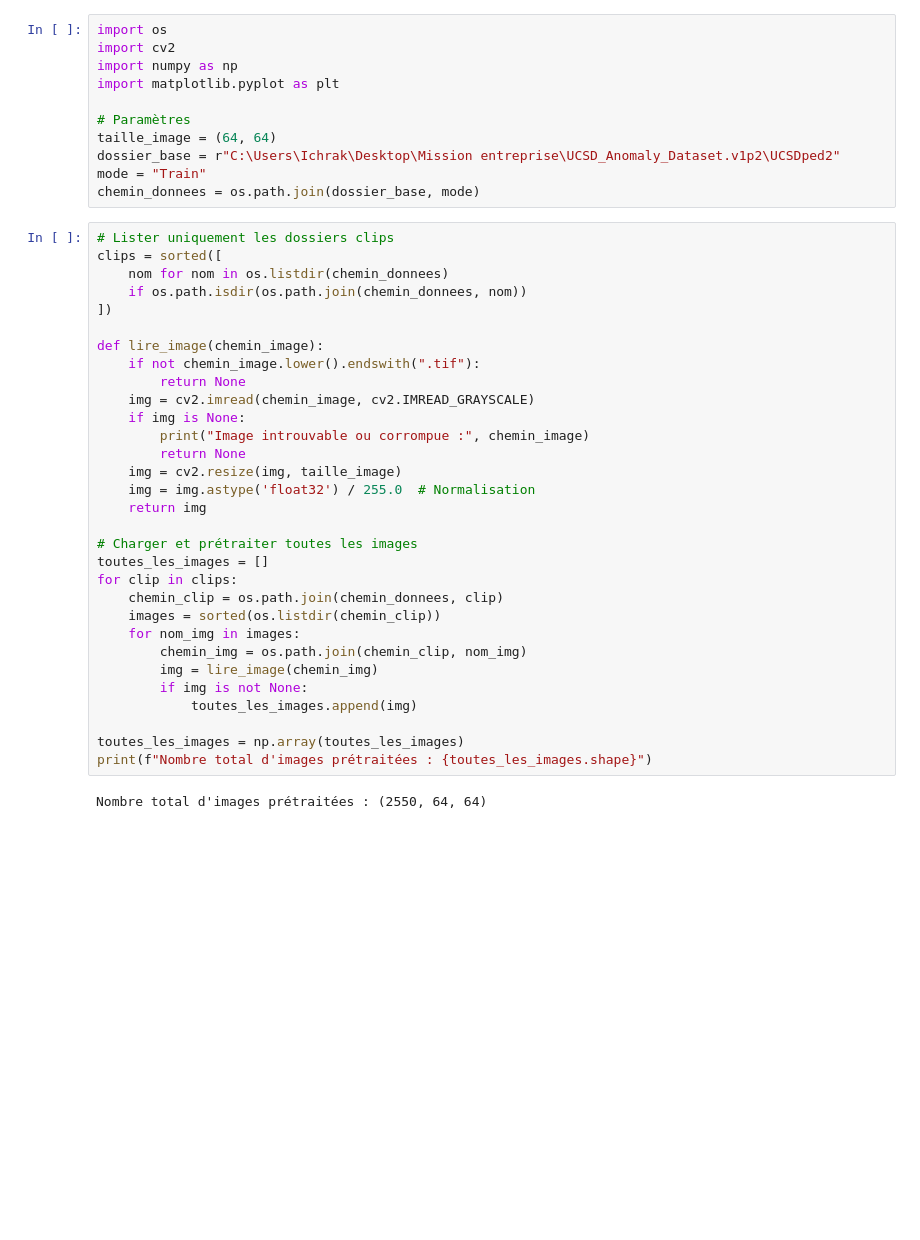
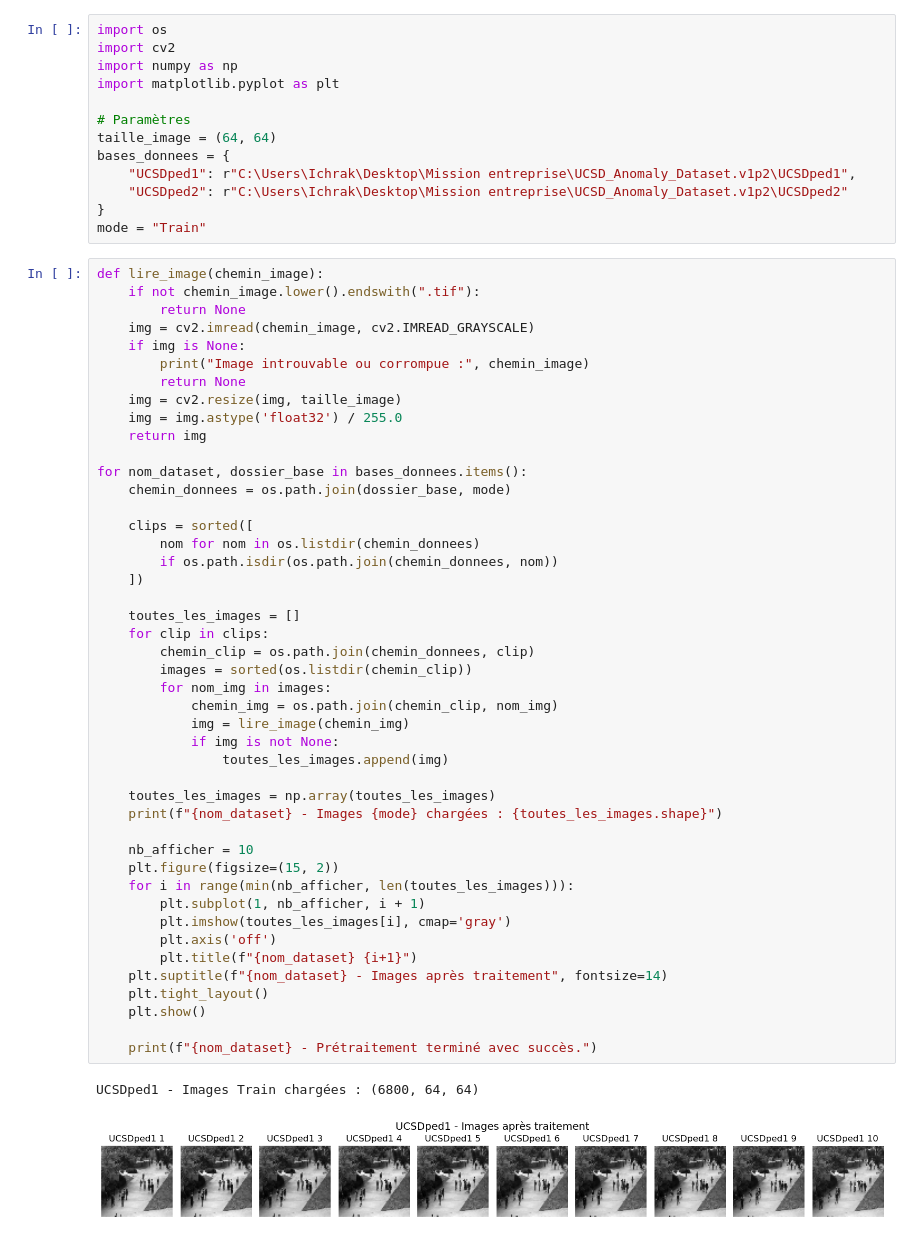
Before and after one commit to ichrakjlassi/Ucsd_AnomalyDetection, a Jupyter notebook: PreprocessingUcsd_AnomalyDetection.ipynb, the cells around one changed output. Drawn from its saved outputs; the diff is of its cells as text; blank space fills up the shorter version.

```diff
--- a/PreprocessingUcsd_AnomalyDetection.ipynb
+++ b/PreprocessingUcsd_AnomalyDetection.ipynb
@@ -6,39 +6,56 @@ import matplotlib.pyplot as plt
 
 # Paramètres
 taille_image = (64, 64)
-dossier_base = r"C:\Users\Ichrak\Desktop\Mission entreprise\UCSD_Anomaly_Dataset.v1p2\UCSDped2"
+bases_donnees = {
+    "UCSDped1": r"C:\Users\Ichrak\Desktop\Mission entreprise\UCSD_Anomaly_Dataset.v1p2\UCSDped1",
+    "UCSDped2": r"C:\Users\Ichrak\Desktop\Mission entreprise\UCSD_Anomaly_Dataset.v1p2\UCSDped2"
+}
 mode = "Train"
-chemin_donnees = os.path.join(dossier_base, mode)
 # %%
-# Lister uniquement les dossiers clips
-clips = sorted([
-    nom for nom in os.listdir(chemin_donnees)
-    if os.path.isdir(os.path.join(chemin_donnees, nom))
-])
-
 def lire_image(chemin_image):
     if not chemin_image.lower().endswith(".tif"):
         return None
     img = cv2.imread(chemin_image, cv2.IMREAD_GRAYSCALE)
     if img is None:
         print("Image introuvable ou corrompue :", chemin_image)
         return None
     img = cv2.resize(img, taille_image)
-    img = img.astype('float32') / 255.0  # Normalisation
+    img = img.astype('float32') / 255.0
     return img
 
-# Charger et prétraiter toutes les images
-toutes_les_images = []
-for clip in clips:
-    chemin_clip = os.path.join(chemin_donnees, clip)
-    images = sorted(os.listdir(chemin_clip))
-    for nom_img in images:
-        chemin_img = os.path.join(chemin_clip, nom_img)
-        img = lire_image(chemin_img)
-        if img is not None:
-            toutes_les_images.append(img)
+for nom_dataset, dossier_base in bases_donnees.items():
+    chemin_donnees = os.path.join(dossier_base, mode)
 
-toutes_les_images = np.array(toutes_les_images)
-print(f"Nombre total d'images prétraitées : {toutes_les_images.shape}")
+    clips = sorted([
+        nom for nom in os.listdir(chemin_donnees)
+        if os.path.isdir(os.path.join(chemin_donnees, nom))
+    ])
+
+    toutes_les_images = []
+    for clip in clips:
+        chemin_clip = os.path.join(chemin_donnees, clip)
+        images = sorted(os.listdir(chemin_clip))
+        for nom_img in images:
+            chemin_img = os.path.join(chemin_clip, nom_img)
+            img = lire_image(chemin_img)
+            if img is not None:
+                toutes_les_images.append(img)
+
+    toutes_les_images = np.array(toutes_les_images)
+    print(f"{nom_dataset} - Images {mode} chargées : {toutes_les_images.shape}")
+
+    nb_afficher = 10
+    plt.figure(figsize=(15, 2))
+    for i in range(min(nb_afficher, len(toutes_les_images))):
+        plt.subplot(1, nb_afficher, i + 1)
+        plt.imshow(toutes_les_images[i], cmap='gray')
+        plt.axis('off')
+        plt.title(f"{nom_dataset} {i+1}")
+    plt.suptitle(f"{nom_dataset} - Images après traitement", fontsize=14)
+    plt.tight_layout()
+    plt.show()
+
+    print(f"{nom_dataset} - Prétraitement terminé avec succès.")
 # %% [output]
-Nombre total d'images prétraitées : (2550, 64, 64)
+UCSDped1 - Images Train chargées : (6800, 64, 64)
+[figure, added]
```
Also changed, not shown: parts of 2 cells of this notebook.
